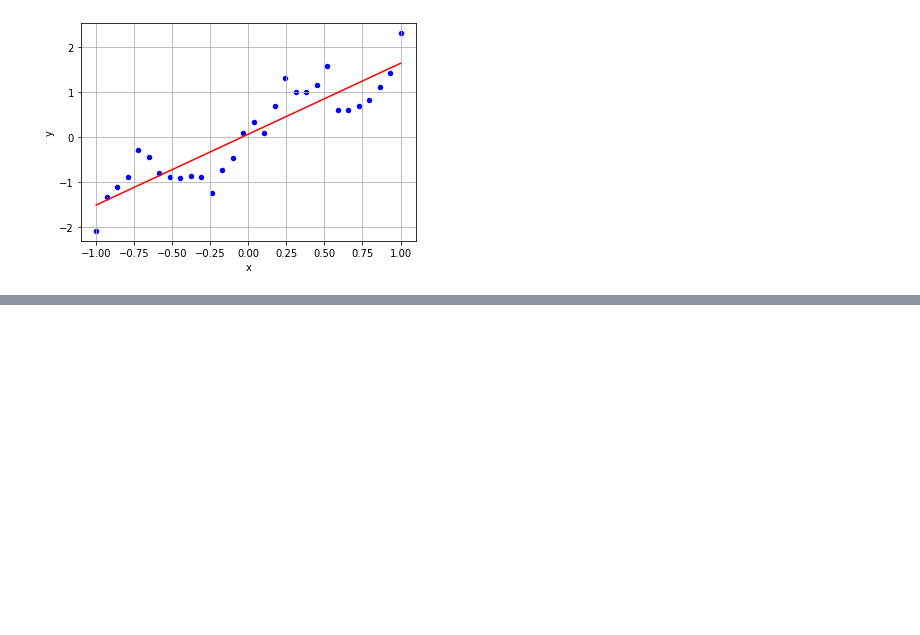
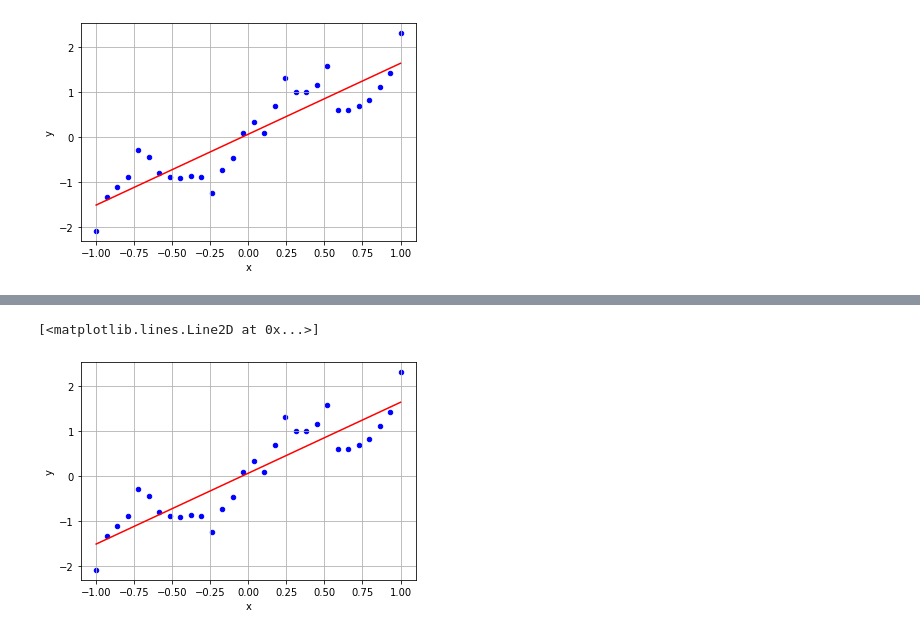
Before and after one commit to marcielbp/aprendizagem-automatica-2020-1, a Jupyter notebook: CKP8277_Apr_Aut_2021_1_LS01_Q01_507581_Marciel_Barros.ipynb, the cells around one changed output, grey strips where cells are left out. Saved outputs shown, nothing was run; the diff lists cells and outputs as text; code cells hidden in the pictures; blank space fills up the shorter version.

```diff
--- a/CKP8277_Apr_Aut_2021_1_LS01_Q01_507581_Marciel_Barros.ipynb
+++ b/CKP8277_Apr_Aut_2021_1_LS01_Q01_507581_Marciel_Barros.ipynb
@@ -59,0 +78,7 @@ plt.plot(x,ye,c='red')
+# %%
+ygd = X.dot(wgd)
+df.plot.scatter(x='x', y='y', c='blue',grid=True)
+plt.plot(x,ygd,c='red')
+# %% [output]
+[<matplotlib.lines.Line2D at 0x...>]
+[figure, added]
```
Also changed, not shown: parts of 5 cells of this notebook.
